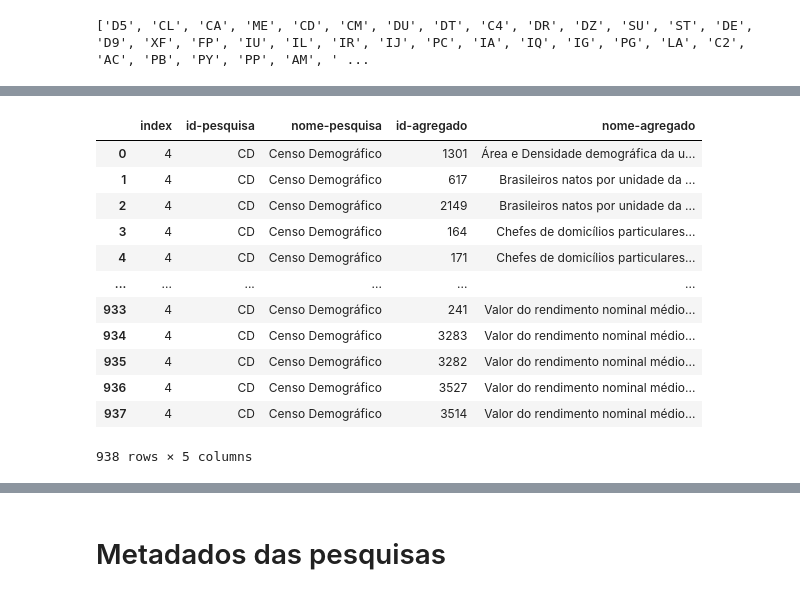
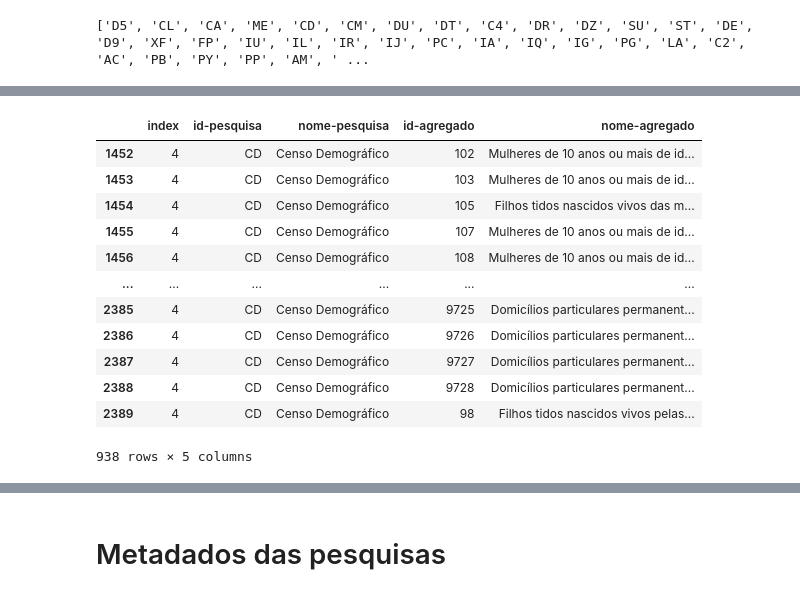
Before and after one commit to GDevigili/TCC-IBGE, a Jupyter notebook: src/datasets/agregados_carga.ipynb, the cells around one changed output, grey strips where cells are left out. Cells and saved outputs as stored; diff of their text form; code cells hidden in the pictures.

```diff
--- a/src/datasets/agregados_carga.ipynb
+++ b/src/datasets/agregados_carga.ipynb
@@ -70,16 +66,17 @@ Wall time: 9 ms
-# %%
-df_researches
-# %% [output]
-|  | index | id-pesquisa | nome-pesquisa | id-agregado | nome-agregado |
-| 0 | 4 | CD | Censo Demográfico | 1301 | Área e Densidade demográfica da u... |
-| 1 | 4 | CD | Censo Demográfico | 617 | Brasileiros natos por unidade da ... |
-| 2 | 4 | CD | Censo Demográfico | 2149 | Brasileiros natos por unidade da ... |
-| 3 | 4 | CD | Censo Demográfico | 164 | Chefes de domicílios particulares... |
-| 4 | 4 | CD | Censo Demográfico | 171 | Chefes de domicílios particulares... |
-| ... | ... | ... | ... | ... | ... |
-| 933 | 4 | CD | Censo Demográfico | 241 | Valor do rendimento nominal médio... |
-| 934 | 4 | CD | Censo Demográfico | 3283 | Valor do rendimento nominal médio... |
-| 935 | 4 | CD | Censo Demográfico | 3282 | Valor do rendimento nominal médio... |
-| 936 | 4 | CD | Censo Demográfico | 3527 | Valor do rendimento nominal médio... |
-| 937 | 4 | CD | Censo Demográfico | 3514 | Valor do rendimento nominal médio... |
-938 rows × 5 columns
+# %%
+df_researches = df_researches[df_researches['id-pesquisa'] == 'CD']
+df_researches
+# %% [output]
+|  | index | id-pesquisa | nome-pesquisa | id-agregado | nome-agregado |
+| 1452 | 4 | CD | Censo Demográfico | 102 | Mulheres de 10 anos ou mais de id... |
+| 1453 | 4 | CD | Censo Demográfico | 103 | Mulheres de 10 anos ou mais de id... |
+| 1454 | 4 | CD | Censo Demográfico | 105 | Filhos tidos nascidos vivos das m... |
+| 1455 | 4 | CD | Censo Demográfico | 107 | Mulheres de 10 anos ou mais de id... |
+| 1456 | 4 | CD | Censo Demográfico | 108 | Mulheres de 10 anos ou mais de id... |
+| ... | ... | ... | ... | ... | ... |
+| 2385 | 4 | CD | Censo Demográfico | 9725 | Domicílios particulares permanent... |
+| 2386 | 4 | CD | Censo Demográfico | 9726 | Domicílios particulares permanent... |
+| 2387 | 4 | CD | Censo Demográfico | 9727 | Domicílios particulares permanent... |
+| 2388 | 4 | CD | Censo Demográfico | 9728 | Domicílios particulares permanent... |
+| 2389 | 4 | CD | Censo Demográfico | 98 | Filhos tidos nascidos vivos pelas... |
+938 rows × 5 columns
```
Also changed, not shown: parts of 13 cells of this notebook.
